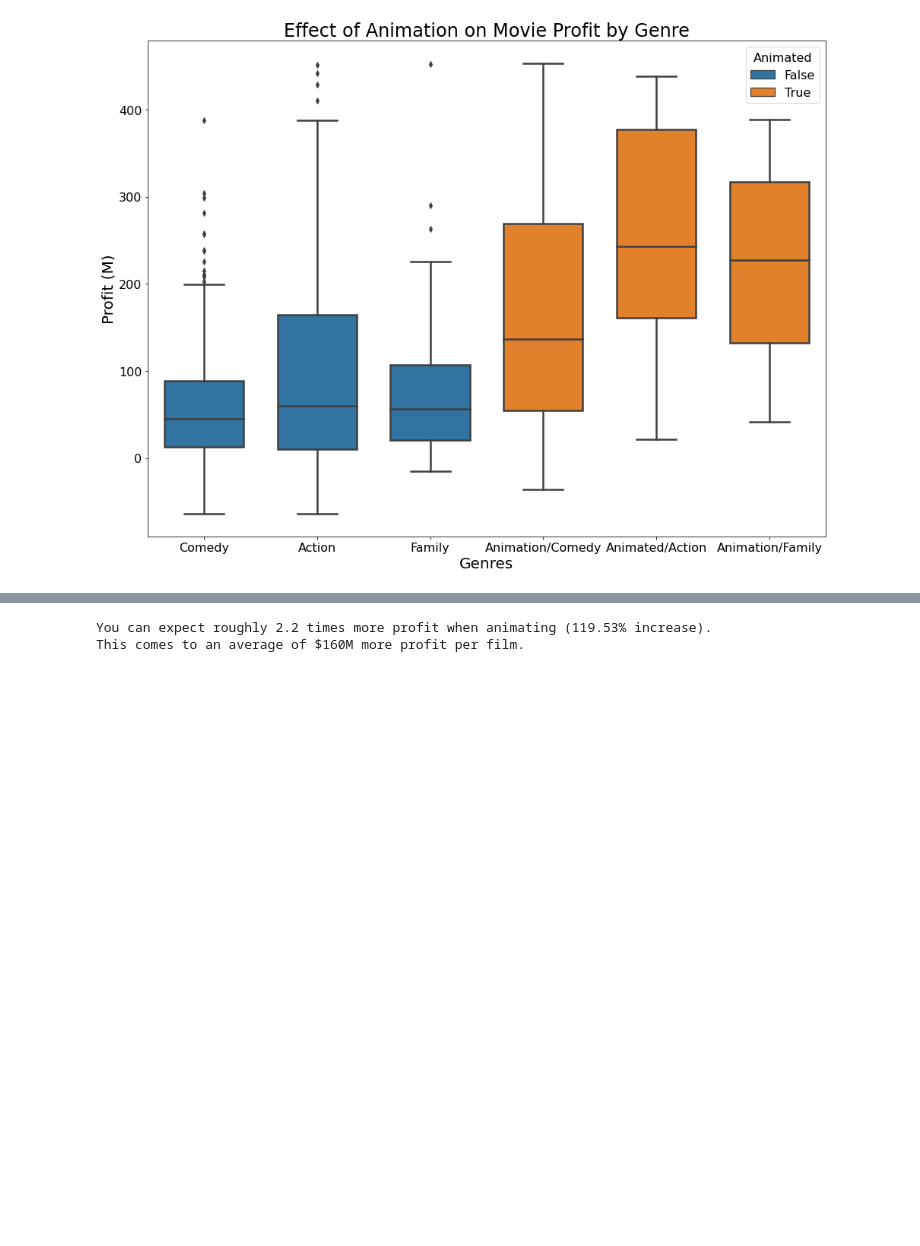
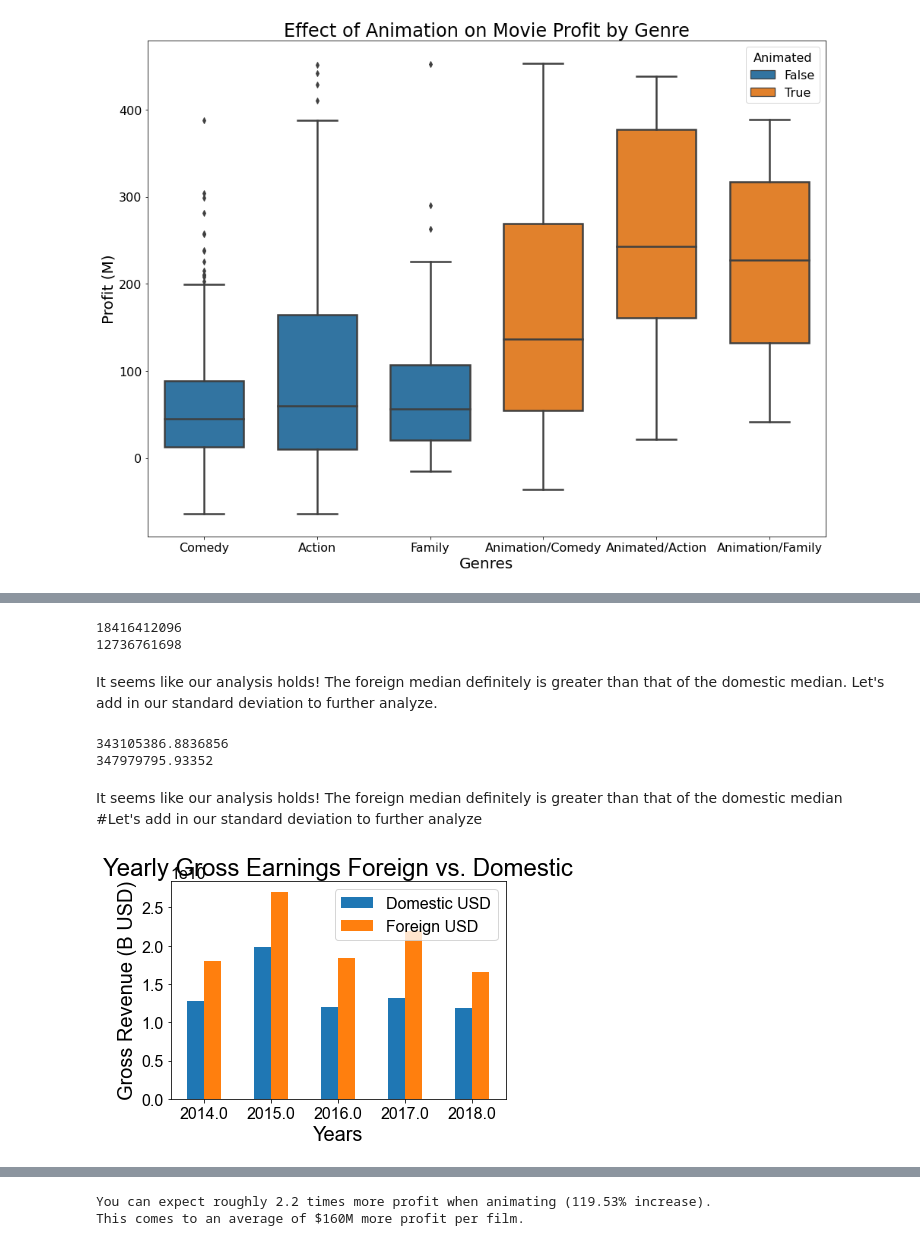
Before and after one commit to chris-helmerson/Prospective-Movie-Studio-Analysis, a Jupyter notebook: Notebooks/Notebook_Chris.ipynb, the cells around one changed output, grey strips where cells are left out. Drawn from its saved outputs; the diff is of its cells as text; code cells hidden in the pictures; blank space fills up the shorter version.

```diff
--- a/Notebooks/Notebook_Chris.ipynb
+++ b/Notebooks/Notebook_Chris.ipynb
@@ -470,0 +473,6 @@ You can expect roughly 2.2 times more profit when animating (120% increase).
+# %%
+#let's load our cleaned data frame and looking at the rows and columns.
+#In this set we can see the columns associated with our variables in question.
+
+masterdf = pd.read_csv('master_data_raw.csv')
+masterdf
@@ -470,0 +515,5 @@ You can expect roughly 2.2 times more profit when animating (120% increase).
+# %%
+#our selected release date is in object format...we want to change that to an integer, so we use the below setup
+import datetime
+masterdf['release_date'] = pd.DatetimeIndex(masterdf['release_date']).year
+masterdf['release_date']
@@ -603,0 +668,9 @@ plt.title('Effect of Animation on Movie Profit by Genre');
+# %%
+#now we want to create our visualizaiton to be filtered with years between 2014 and 2018
+#we created the variable xrange in order to look at the years 2014 to 2018.
+#IMPORTANT: we chose this range of years because it allowed us to analyze the 2014 to 2018
+#we grabbing earnings from a time when streaming became a social norm, but also because 2014 was the beginning of when our potential competitor Netflix started their very own movie studio.
+
+yr2014_yr2018 = masterdf[(masterdf['release_date'] >= 2014) & (masterdf['release_date'] <= 2018)]
+xrange = yr2014_yr2018['release_date']
+xrange
@@ -603,0 +740,60 @@ plt.title('Effect of Animation on Movie Profit by Genre');
+# %%
+import statistics
+
+yr2014 = masterdf[(masterdf['release_date'] == 2014)]
+yr2015 = masterdf[(masterdf['release_date'] == 2015)]
+yr2016 = masterdf[(masterdf['release_date'] == 2016)]
+yr2017 = masterdf[(masterdf['release_date'] == 2017)]
+yr2018 = masterdf[(masterdf['release_date'] == 2018)]
+
+
+yr2k14fs = yr2014['foreign_gross'].sum()
+yr2k15fs = yr2015['foreign_gross'].sum()
+yr2k16fs = yr2016['foreign_gross'].sum()
+yr2k17fs = yr2017['foreign_gross'].sum()
+yr2k18fs = yr2018['foreign_gross'].sum()
+
+foreign_sums = [yr2k14fs, yr2k15fs, yr2k16fs, yr2k17fs, yr2k18fs]
+foreign_median = statistics.median(foreign_sums)
+
+
+yr2k14ds = yr2014['domestic_gross'].sum()
+yr2k15ds = yr2015['domestic_gross'].sum()
+yr2k16ds = yr2016['domestic_gross'].sum()
+yr2k17ds = yr2017['domestic_gross'].sum()
+yr2k18ds = yr2018['domestic_gross'].sum()
+
+domestic_sums = [yr2k14ds, yr2k15ds, yr2k16ds, yr2k17ds, yr2k18ds]
+domestic_median = statistics.median(domestic_sums)
+
+
+print(foreign_median)
+print(domestic_median)
+# %% [output]
+18416412096
+12736761698
+# %% [markdown]
+It seems like our analysis holds! The foreign median definitely is greater than that of the domestic median. Let's add in our standard deviation to further analyze.
+# %%
+fogrssstd = statistics.stdev(foreign_sums)
+dogrssstd = statistics.stdev(domestic_sums)
+
+print(fogrssstd)
+print(dogrssstd)
+# %% [output]
+343105386.8836856
+347979795.93352
+# %% [markdown]
+It seems like our analysis holds! The foreign median definitely is greater than that of the domestic median
+#Let's add in our standard deviation to further analyze
+# %%
+labels = ['2014', '2015', '2016', '2017', '2018']
+
+
+ax = masterdf.groupby(xrange)['domestic_gross', 'foreign_gross'].sum().sort_values('release_date').plot.bar(stacked=False, title = 'Yearly Gross Earnings Foreign vs. Domestic', ylabel = 'Gross Revenue (B USD)', xlabel = 'Years', rot=0)
+
+ax.legend(['Domestic USD', 'Foreign USD'])
+
+sns.set_style('white')
+# %% [output]
+[figure, added]
```
Also changed, not shown: parts of 23 cells of this notebook.
